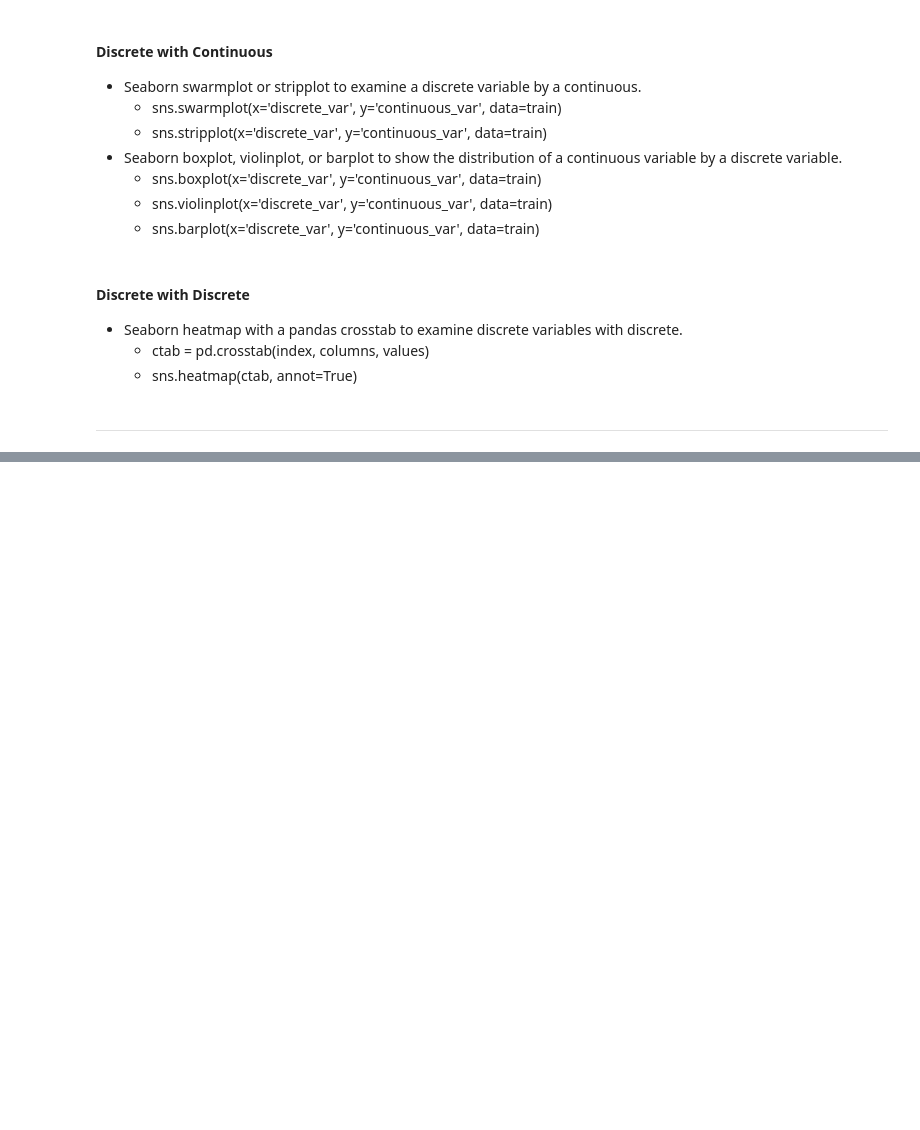
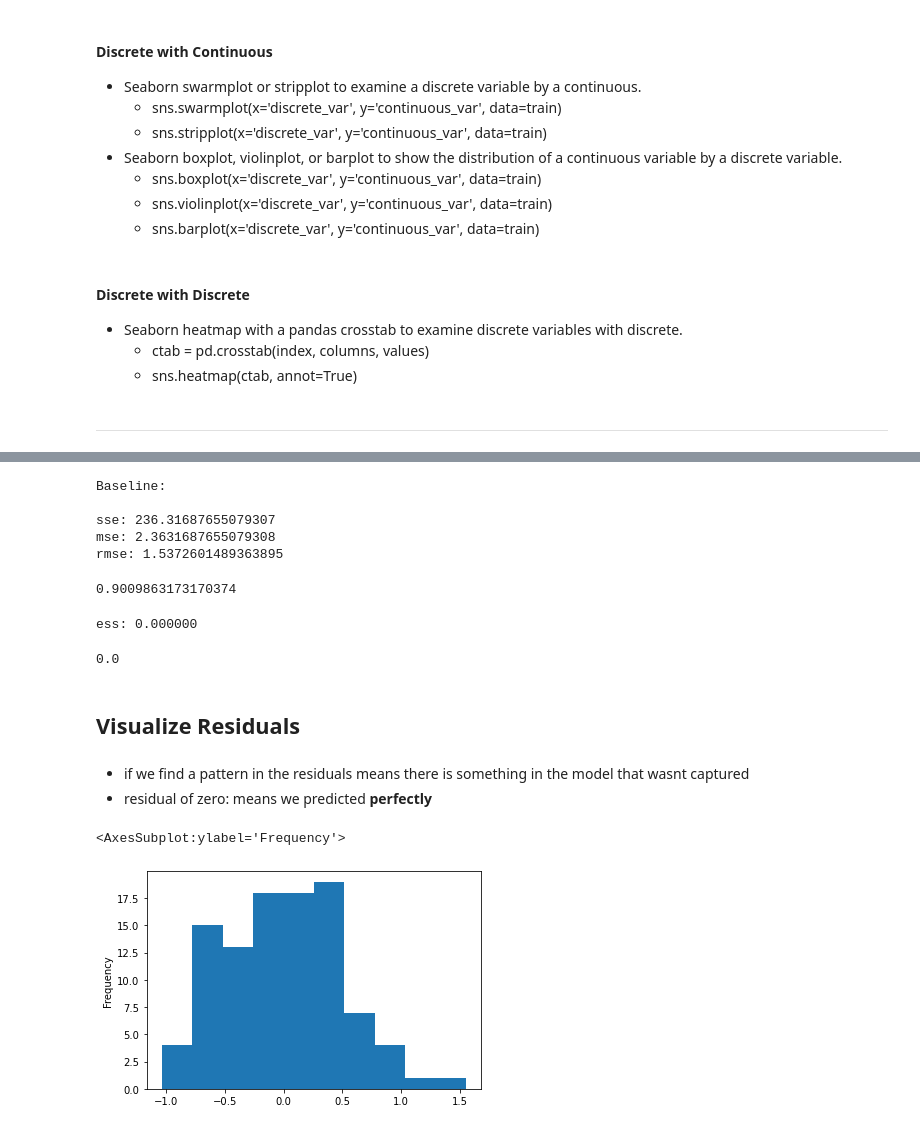
Before and after one commit to natasharivers/regression-exercises, a Jupyter notebook: Regression Notes.ipynb, the cells around one changed output, grey strips where cells are left out. Saved outputs shown, nothing was run; the diff lists cells and outputs as text; code cells hidden in the pictures; blank space fills up the shorter version.

Commit message:
add notes on evaluating models

```diff
--- a/Regression Notes.ipynb
+++ b/Regression Notes.ipynb
@@ -358,0 +447,6 @@ ________________________________
+# %%
+#Build the model/ fit the model
+model = LinearRegression().fit(df[['x1', 'x2']], df.y)
+df['yhat']= model.predict(df[['x1', 'x2']])
+# %%
+df['yhat_baseline'] = df.y.mean()
@@ -358,0 +464,5 @@ ________________________________
+# %%
+#these are the residuals
+df['residuals']= df.y - df.yhat
+# %%
+df['baseline_residuals'] = df.y - df.yhat_baseline
@@ -358,0 +486,50 @@ ________________________________
+# %%
+sse_baseline = (df.baseline_residuals **2).sum()
+mse_baseline = sse_baseline/n
+rmse_baseline = math.sqrt(mse_baseline)
+
+print(f'''
+Baseline:
+
+sse: {sse_baseline}
+mse: {mse_baseline}
+rmse: {rmse_baseline}
+''')
+# %% [output]
+Baseline:
+
+sse: 236.31687655079307
+mse: 2.3631687655079308
+rmse: 1.5372601489363895
+# %%
+ess= ((df.yhat - df.y.mean()) **2).sum()
+tss = ((df.y- df.y.mean())**2).sum()
+
+ess/tss
+# %% [output]
+0.9009863173170374
+# %%
+ess= ((df.yhat_baseline - df.y.mean()) **2).sum()
+tss = ((df.y- df.y.mean())**2).sum()
+
+print('ess: %4f' % ess)
+
+ess/tss
+# %% [output]
+ess: 0.000000
+0.0
+# %% [markdown]
+## Visualize Residuals
+# %% [markdown]
+- if we find a pattern in the residuals means there is something in the model that wasnt captured
+- residual of zero: means we predicted **perfectly**
+# %%
+#distribution of baseline residuals
+df.residuals.plot.hist()
+
+#this shows:
+#normally distributed
+#equally likely to shoot high as we are to shoot low
+# %% [output]
+<AxesSubplot:ylabel='Frequency'>
+[figure, added]
```
Also changed, not shown: parts of 28 cells of this notebook.
